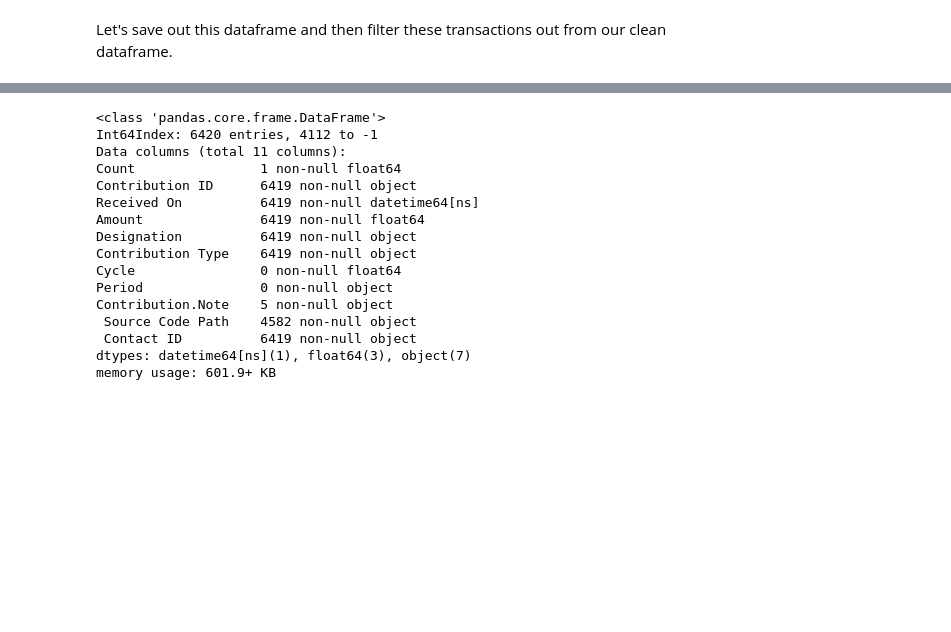
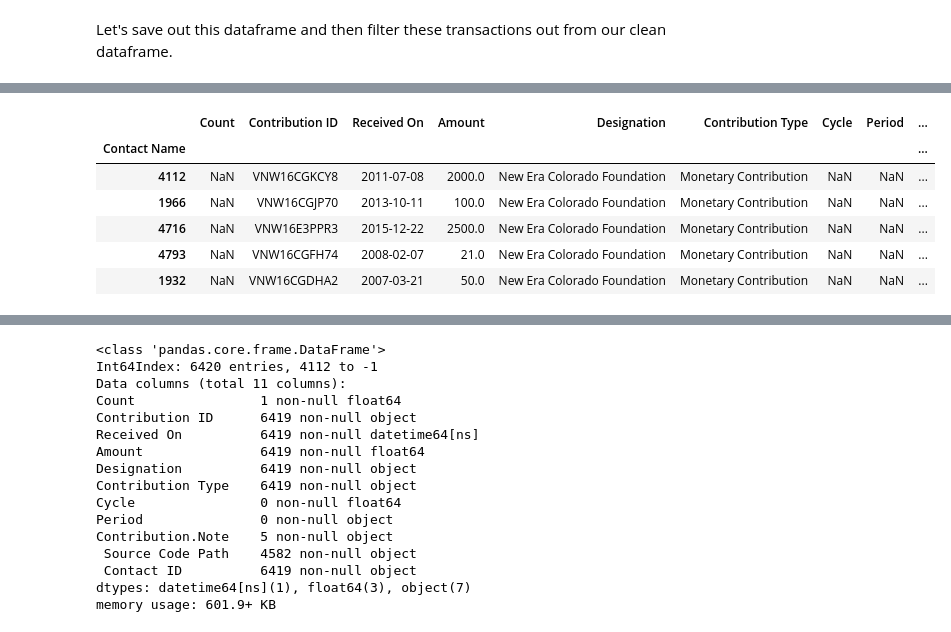
Before and after one commit to thebbennett/data-science-for-nonprofits, a Jupyter notebook: Historical Donor Data Cleaning.ipynb, the cells around one changed output, grey strips where cells are left out. Drawn from its saved outputs; the diff is of its cells as text; code cells hidden in the pictures; blank space fills up the shorter version.

```diff
--- a/Historical Donor Data Cleaning.ipynb
+++ b/Historical Donor Data Cleaning.ipynb
@@ -211,0 +218,10 @@ Let's take a look at some summaries below to check our work.
+# %%
+no_monthly.head()
+# %% [output]
+|  | Count | Contribution ID | Received On | Amount | Designation | Contribution Type | Cycle | Period | ... |
+| Contact Name |  |  |  |  |  |  |  |  | ... |
+| 4112 | NaN | VNW16CGKCY8 | 2011-07-08 | 2000.0 | New Era Colorado Foundation | Monetary Contribution | NaN | NaN | ... |
+| 1966 | NaN | VNW16CGJP70 | 2013-10-11 | 100.0 | New Era Colorado Foundation | Monetary Contribution | NaN | NaN | ... |
+| 4716 | NaN | VNW16E3PPR3 | 2015-12-22 | 2500.0 | New Era Colorado Foundation | Monetary Contribution | NaN | NaN | ... |
+| 4793 | NaN | VNW16CGFH74 | 2008-02-07 | 21.0 | New Era Colorado Foundation | Monetary Contribution | NaN | NaN | ... |
+| 1932 | NaN | VNW16CGDHA2 | 2007-03-21 | 50.0 | New Era Colorado Foundation | Monetary Contribution | NaN | NaN | ... |
```
Also changed, not shown: parts of 5 cells of this notebook.
